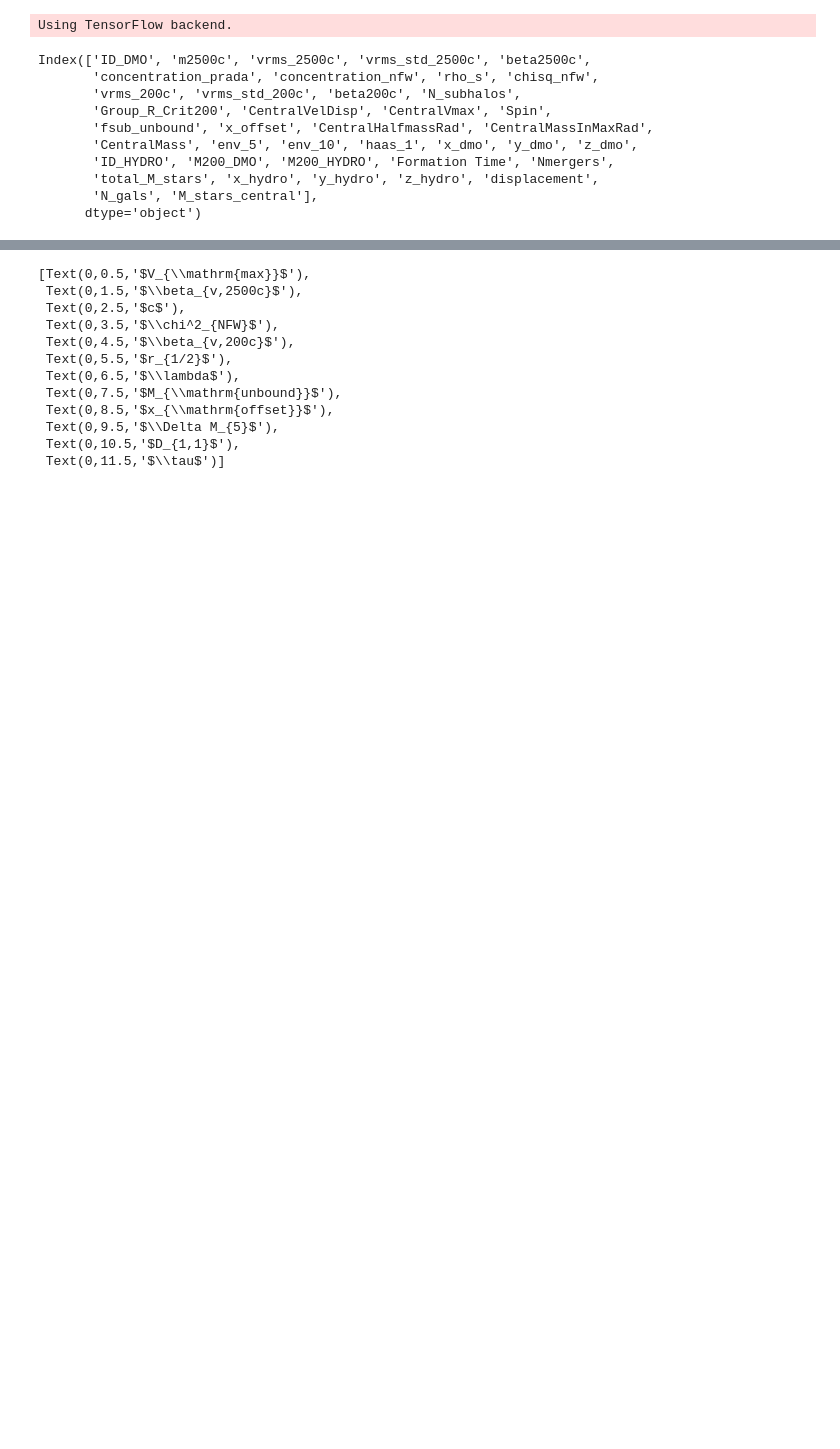
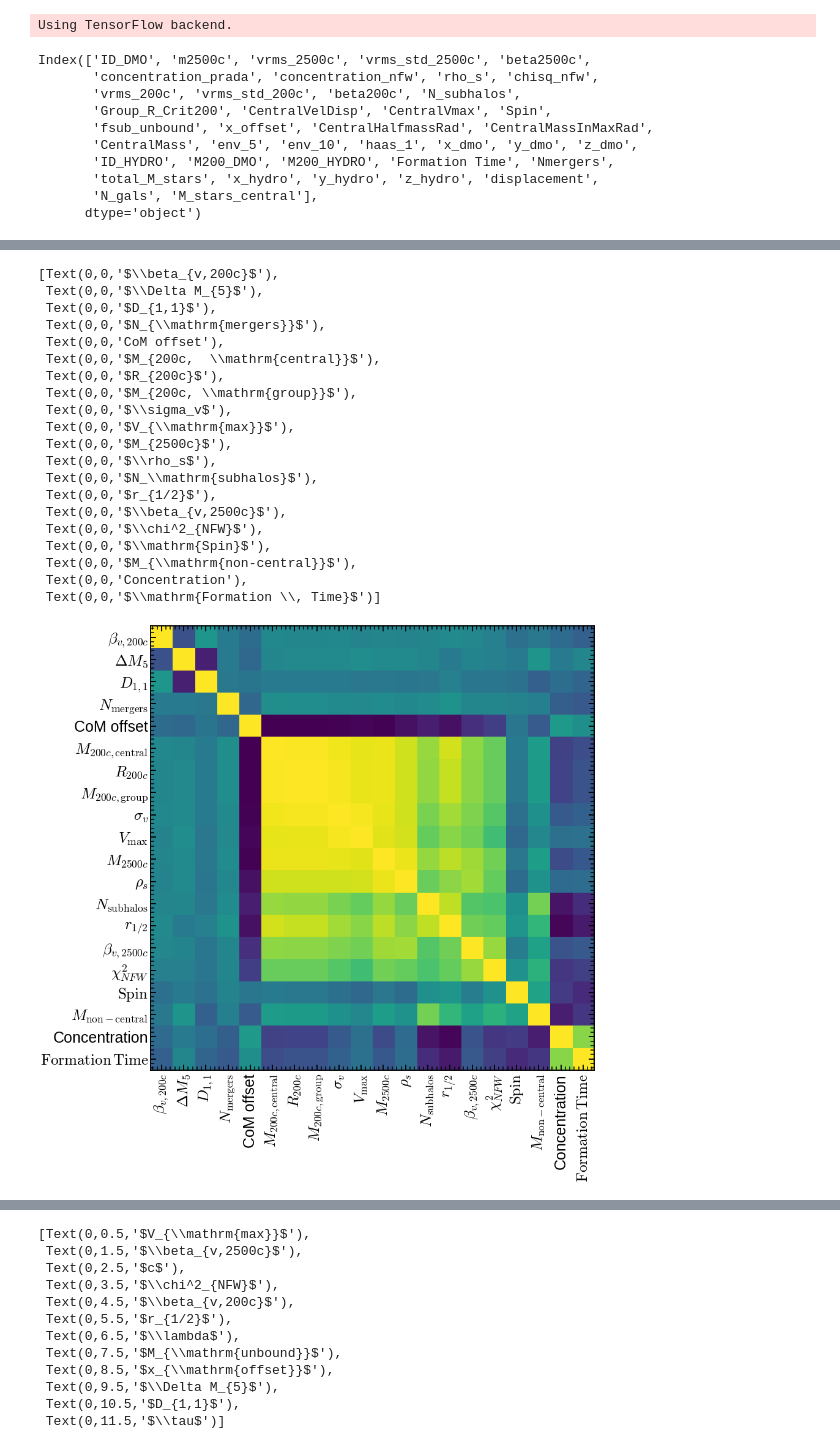
Before and after one commit to florpi/GaHaCo, a Jupyter notebook: notebooks/Correlations.ipynb, the cells around one changed output, grey strips where cells are left out. Cells and saved outputs as stored; diff of their text form; code cells hidden in the pictures; blank space fills up the shorter version.

```diff
--- a/notebooks/Correlations.ipynb
+++ b/notebooks/Correlations.ipynb
@@ -131,3 +134,37 @@ fig.savefig('/cosma/home/dp004/dc-cues1/GaHaCo/reports/figures/dendrogram.png',
+# %%
+fig, ax = plt.subplots(figsize=(13,14))
+
+im = ax.imshow(corr[dendro['leaves'], :][:, dendro['leaves']])
+ax.set_xticks(np.arange(0,len(features_df.columns)))
+ax.set_yticks(np.arange(0,len(features_df.columns)))
+
+ax.set_xticklabels([RENAME_DICT.get(c, c) for c in dendro['ivl']], rotation='vertical',
+                  fontsize=25)
+ax.set_yticklabels([RENAME_DICT.get(c, c) for c in dendro['ivl']],
+                  fontsize=25)
+#fig.colorbar(im, orientation='vertical', pad = 0.25)
+# %% [output]
+[Text(0,0,'$\\beta_{v,200c}$'),
+ Text(0,0,'$\\Delta M_{5}$'),
+ Text(0,0,'$D_{1,1}$'),
+ Text(0,0,'$N_{\\mathrm{mergers}}$'),
+ Text(0,0,'CoM offset'),
+ Text(0,0,'$M_{200c,  \\mathrm{central}}$'),
+ Text(0,0,'$R_{200c}$'),
+ Text(0,0,'$M_{200c, \\mathrm{group}}$'),
+ Text(0,0,'$\\sigma_v$'),
+ Text(0,0,'$V_{\\mathrm{max}}$'),
+ Text(0,0,'$M_{2500c}$'),
+ Text(0,0,'$\\rho_s$'),
+ Text(0,0,'$N_\\mathrm{subhalos}$'),
+ Text(0,0,'$r_{1/2}$'),
+ Text(0,0,'$\\beta_{v,2500c}$'),
+ Text(0,0,'$\\chi^2_{NFW}$'),
+ Text(0,0,'$\\mathrm{Spin}$'),
+ Text(0,0,'$M_{\\mathrm{non-central}}$'),
+ Text(0,0,'Concentration'),
+ Text(0,0,'$\\mathrm{Formation \\, Time}$')]
+[figure, added]
 # %%
 fig, (ax1, ax2) = plt.subplots(1, 2, figsize=(12, 8))
 dendro = hierarchy.dendrogram(corr_linkage,
```
Also changed, not shown: parts of 15 cells of this notebook, 5 other files.
